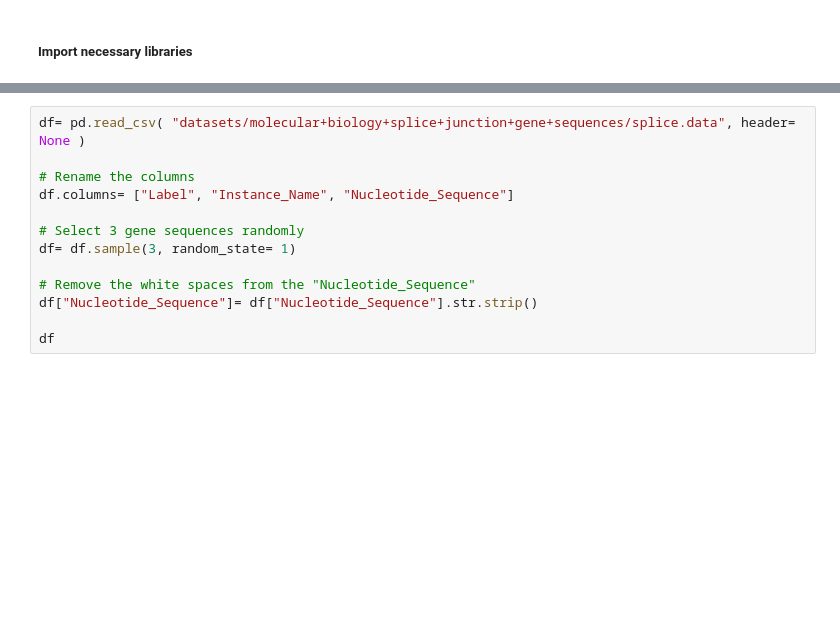
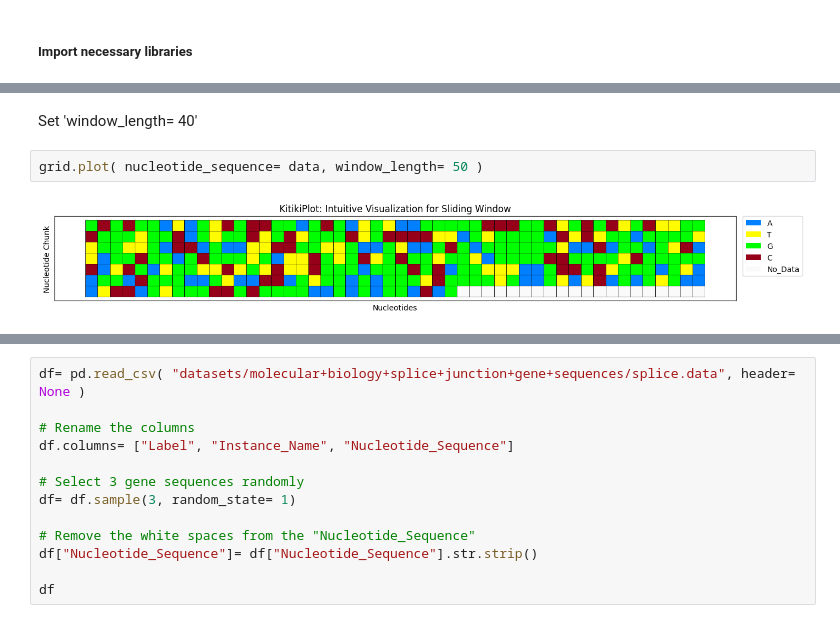
Before and after one commit to BodduSriPavan-111/kitikiplot, a Jupyter notebook: examples/Genome.ipynb, the cells around one changed output, grey strips where cells are left out. Saved outputs shown, nothing was run; the diff lists cells and outputs as text; blank space fills up the shorter version.

```diff
--- a/examples/Genome.ipynb
+++ b/examples/Genome.ipynb
@@ -80,0 +66,6 @@ grid.plot( nucleotide_sequence= data )
+# %% [markdown]
+Set 'window_length= 40'
+# %%
+grid.plot( nucleotide_sequence= data, window_length= 50 )
+# %% [output]
+[figure, added]
```
Also changed, not shown: parts of 24 cells of this notebook, 2 other files.
